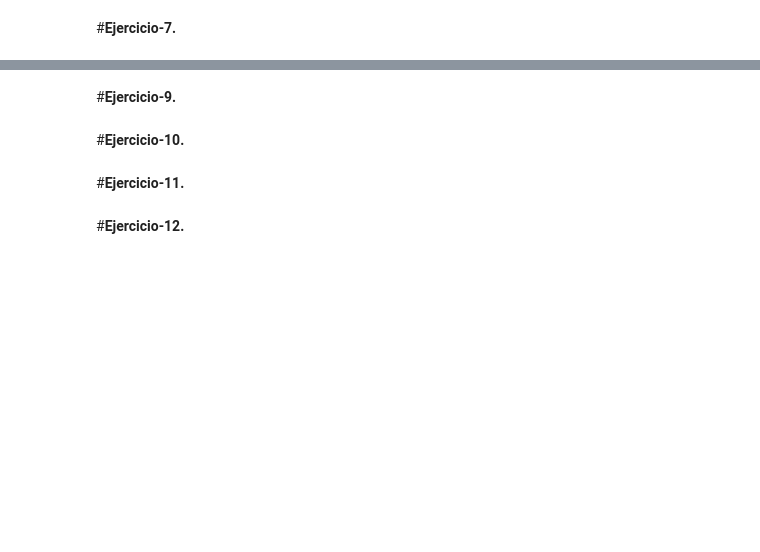
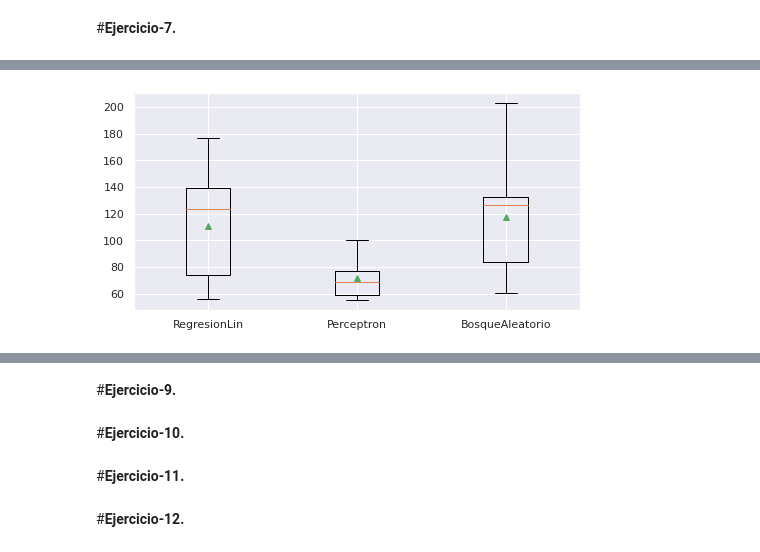
Before and after one commit to aalr007/iayaa-Equipo-19, a Jupyter notebook: MNA_IAyAA_semana_7_Actividad.ipynb, the cells around one changed output, grey strips where cells are left out. Drawn from its saved outputs; the diff is of its cells as text; code cells hidden in the pictures; blank space fills up the shorter version.

```diff
--- a/MNA_IAyAA_semana_7_Actividad.ipynb
+++ b/MNA_IAyAA_semana_7_Actividad.ipynb
@@ -304,0 +333,14 @@ None
+# %%
+
+sns.set(rc={'figure.figsize':(8,4)})
+
+bpRecallTest = list()
+
+for i in range(len(resultados)):
+  rr = resultados[i]['test_MAPE']
+  bpRecallTest.append(rr)
+
+plt.boxplot(bpRecallTest, labels=nombres, showmeans=True)
+plt.show()
+# %% [output]
+[figure, added]
```
Also changed, not shown: parts of 14 cells of this notebook.
